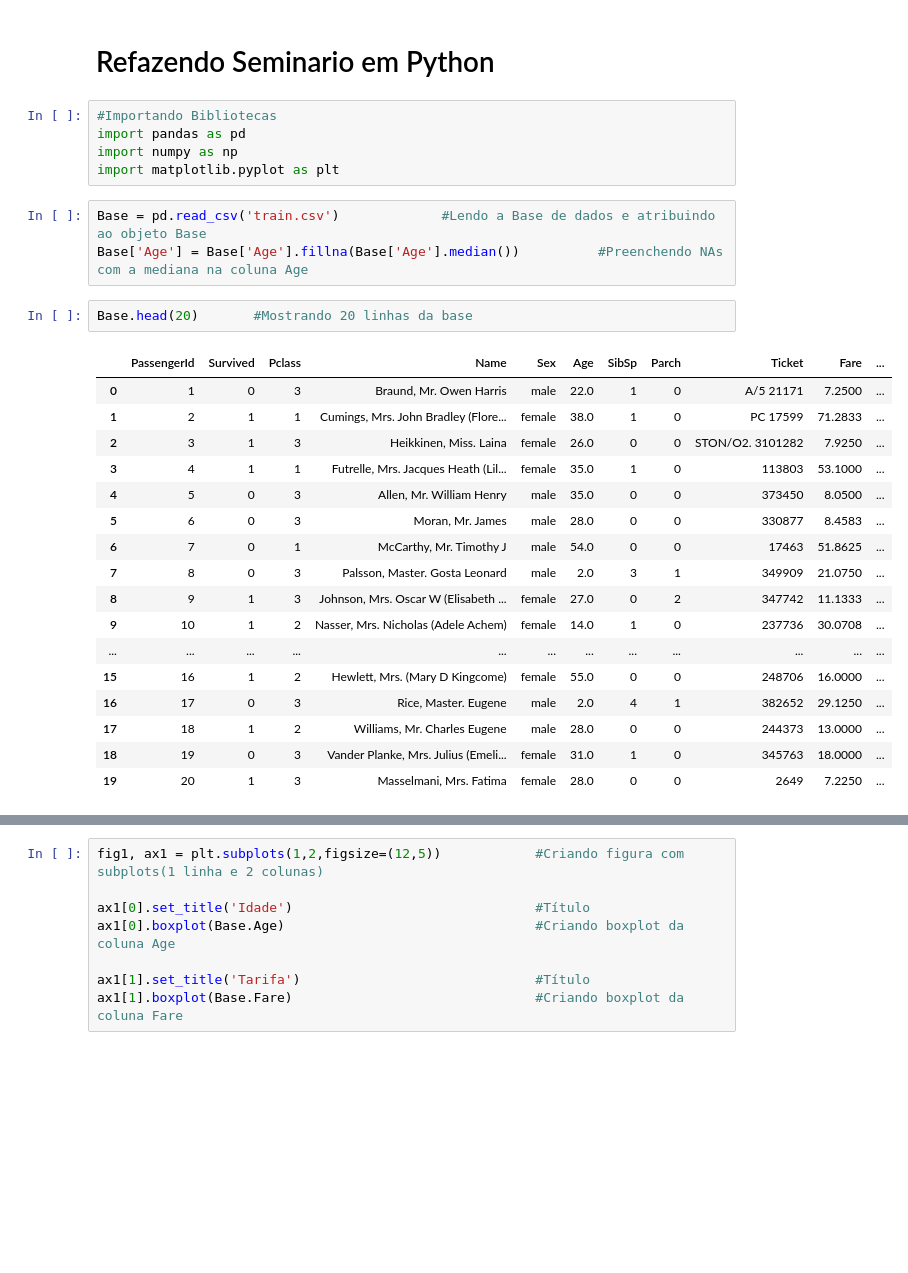
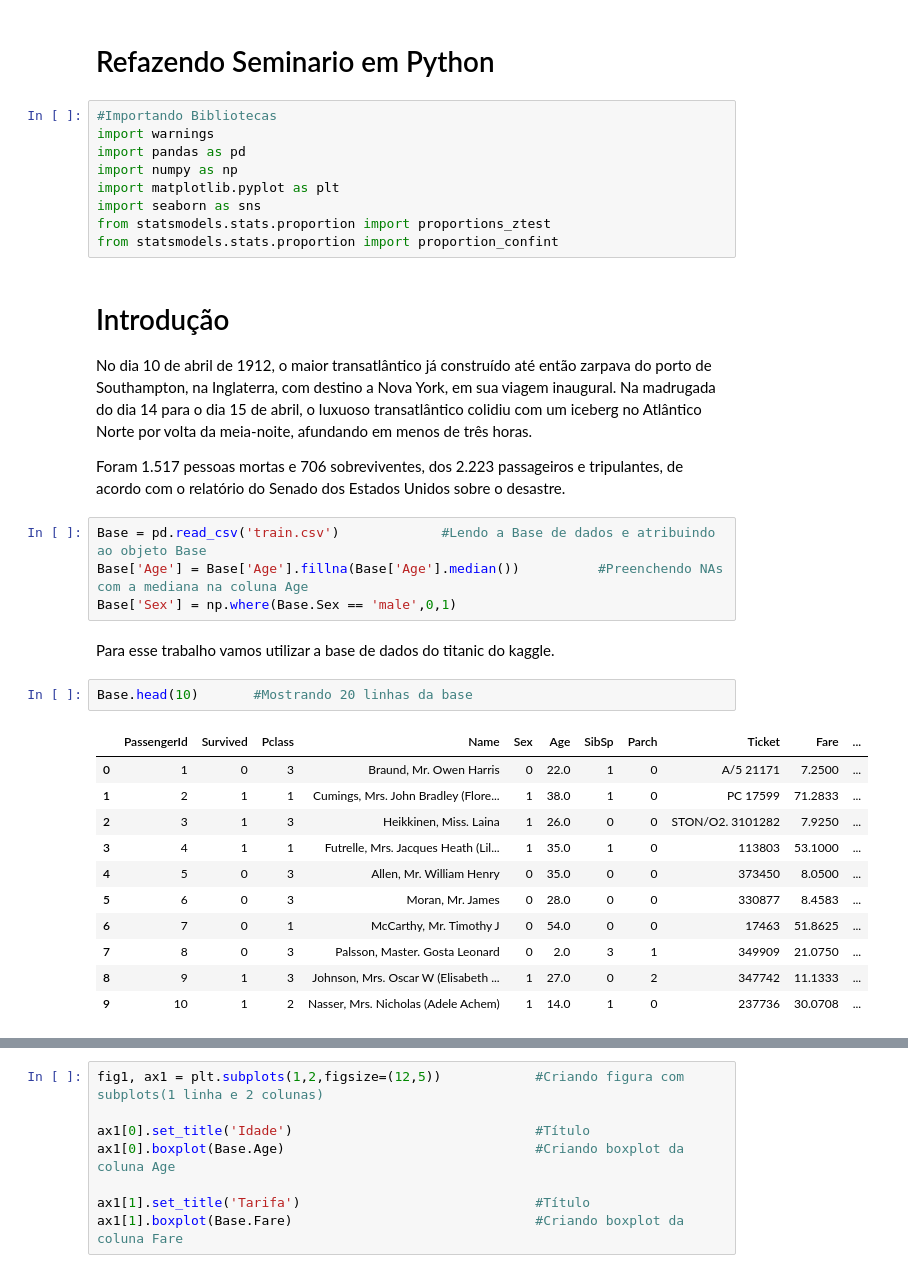
Before and after one commit to Vander-ST/SeminarioMBA, a Jupyter notebook: seminario.ipynb, the cells around one changed output, grey strips where cells are left out. Saved outputs shown, nothing was run; the diff lists cells and outputs as text; blank space fills up the shorter version.

```diff
--- a/seminario.ipynb
+++ b/seminario.ipynb
@@ -2,29 +2,36 @@
 # Refazendo Seminario em Python
 # %%
 #Importando Bibliotecas
+import warnings
 import pandas as pd
 import numpy as np
 import matplotlib.pyplot as plt
+import seaborn as sns
+from statsmodels.stats.proportion import proportions_ztest
+from statsmodels.stats.proportion import proportion_confint
+# %% [markdown]
+# Introdução
+
+No dia 10 de abril de 1912, o maior transatlântico já construído até então zarpava do porto de Southampton, na Inglaterra, com destino a Nova York, em sua viagem inaugural. Na madrugada do dia 14 para o dia 15 de abril, o luxuoso transatlântico colidiu com um iceberg no Atlântico Norte por volta da meia-noite, afundando em menos de três horas.
+
+Foram 1.517 pessoas mortas e 706 sobreviventes, dos 2.223 passageiros e tripulantes, de acordo com o relatório do Senado dos Estados Unidos sobre o desastre.
 # %%
 Base = pd.read_csv('train.csv')             #Lendo a Base de dados e atribuindo ao objeto Base
 Base['Age'] = Base['Age'].fillna(Base['Age'].median())          #Preenchendo NAs com a mediana na coluna Age
+Base['Sex'] = np.where(Base.Sex == 'male',0,1)
+# %% [markdown]
+Para esse trabalho vamos utilizar a base de dados do titanic do kaggle.
 # %%
-Base.head(20)       #Mostrando 20 linhas da base
+Base.head(10)       #Mostrando 20 linhas da base
 # %% [output]
 |  | PassengerId | Survived | Pclass | Name | Sex | Age | SibSp | Parch | Ticket | Fare | ... |
-| 0 | 1 | 0 | 3 | Braund, Mr. Owen Harris | male | 22.0 | 1 | 0 | A/5 21171 | 7.2500 | ... |
-| 1 | 2 | 1 | 1 | Cumings, Mrs. John Bradley (Flore... | female | 38.0 | 1 | 0 | PC 17599 | 71.2833 | ... |
-| 2 | 3 | 1 | 3 | Heikkinen, Miss. Laina | female | 26.0 | 0 | 0 | STON/O2. 3101282 | 7.9250 | ... |
-| 3 | 4 | 1 | 1 | Futrelle, Mrs. Jacques Heath (Lil... | female | 35.0 | 1 | 0 | 113803 | 53.1000 | ... |
-| 4 | 5 | 0 | 3 | Allen, Mr. William Henry | male | 35.0 | 0 | 0 | 373450 | 8.0500 | ... |
-| 5 | 6 | 0 | 3 | Moran, Mr. James | male | 28.0 | 0 | 0 | 330877 | 8.4583 | ... |
-| 6 | 7 | 0 | 1 | McCarthy, Mr. Timothy J | male | 54.0 | 0 | 0 | 17463 | 51.8625 | ... |
-| 7 | 8 | 0 | 3 | Palsson, Master. Gosta Leonard | male | 2.0 | 3 | 1 | 349909 | 21.0750 | ... |
-| 8 | 9 | 1 | 3 | Johnson, Mrs. Oscar W (Elisabeth ... | female | 27.0 | 0 | 2 | 347742 | 11.1333 | ... |
-| 9 | 10 | 1 | 2 | Nasser, Mrs. Nicholas (Adele Achem) | female | 14.0 | 1 | 0 | 237736 | 30.0708 | ... |
-| ... | ... | ... | ... | ... | ... | ... | ... | ... | ... | ... | ... |
-| 15 | 16 | 1 | 2 | Hewlett, Mrs. (Mary D Kingcome) | female | 55.0 | 0 | 0 | 248706 | 16.0000 | ... |
-| 16 | 17 | 0 | 3 | Rice, Master. Eugene | male | 2.0 | 4 | 1 | 382652 | 29.1250 | ... |
-| 17 | 18 | 1 | 2 | Williams, Mr. Charles Eugene | male | 28.0 | 0 | 0 | 244373 | 13.0000 | ... |
-| 18 | 19 | 0 | 3 | Vander Planke, Mrs. Julius (Emeli... | female | 31.0 | 1 | 0 | 345763 | 18.0000 | ... |
-| 19 | 20 | 1 | 3 | Masselmani, Mrs. Fatima | female | 28.0 | 0 | 0 | 2649 | 7.2250 | ... |
+| 0 | 1 | 0 | 3 | Braund, Mr. Owen Harris | 0 | 22.0 | 1 | 0 | A/5 21171 | 7.2500 | ... |
+| 1 | 2 | 1 | 1 | Cumings, Mrs. John Bradley (Flore... | 1 | 38.0 | 1 | 0 | PC 17599 | 71.2833 | ... |
+| 2 | 3 | 1 | 3 | Heikkinen, Miss. Laina | 1 | 26.0 | 0 | 0 | STON/O2. 3101282 | 7.9250 | ... |
+| 3 | 4 | 1 | 1 | Futrelle, Mrs. Jacques Heath (Lil... | 1 | 35.0 | 1 | 0 | 113803 | 53.1000 | ... |
+| 4 | 5 | 0 | 3 | Allen, Mr. William Henry | 0 | 35.0 | 0 | 0 | 373450 | 8.0500 | ... |
+| 5 | 6 | 0 | 3 | Moran, Mr. James | 0 | 28.0 | 0 | 0 | 330877 | 8.4583 | ... |
+| 6 | 7 | 0 | 1 | McCarthy, Mr. Timothy J | 0 | 54.0 | 0 | 0 | 17463 | 51.8625 | ... |
+| 7 | 8 | 0 | 3 | Palsson, Master. Gosta Leonard | 0 | 2.0 | 3 | 1 | 349909 | 21.0750 | ... |
+| 8 | 9 | 1 | 3 | Johnson, Mrs. Oscar W (Elisabeth ... | 1 | 27.0 | 0 | 2 | 347742 | 11.1333 | ... |
+| 9 | 10 | 1 | 2 | Nasser, Mrs. Nicholas (Adele Achem) | 1 | 14.0 | 1 | 0 | 237736 | 30.0708 | ... |
```
Also changed, not shown: parts of 55 cells of this notebook.
